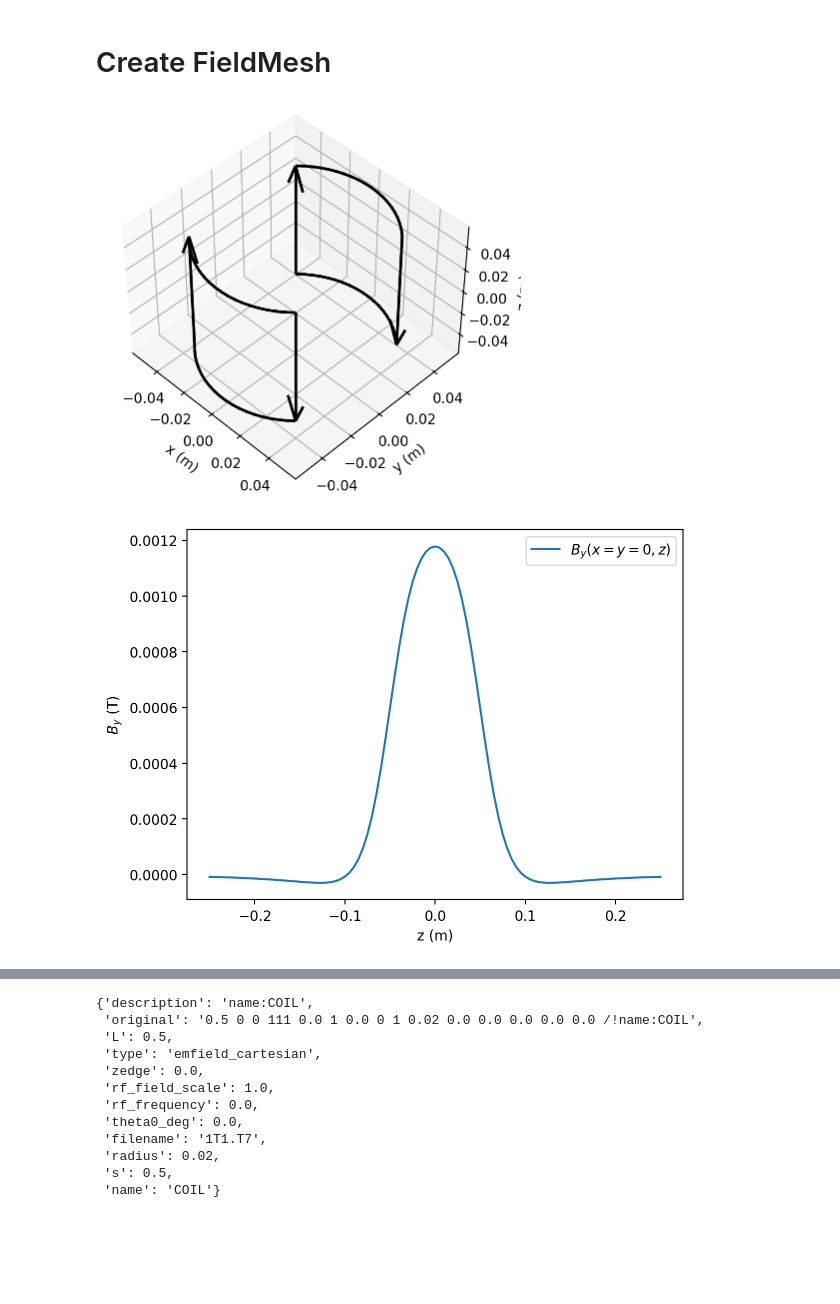
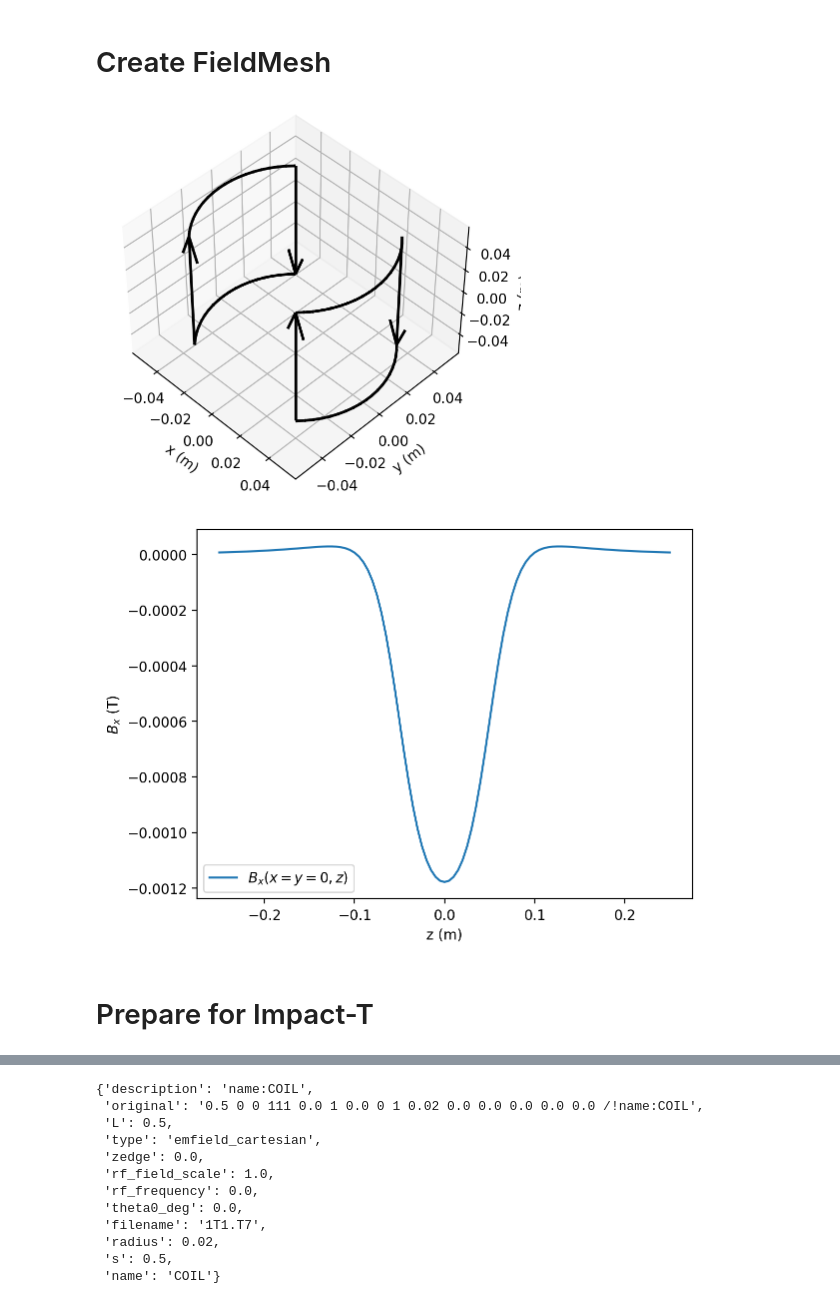
Before and after one commit to ChristopherMayes/lume-impact, a Jupyter notebook: docs/examples/templates/corrector_coil/corrector_coil.ipynb, the cells around one changed output, grey strips where cells are left out. Saved outputs shown, nothing was run; the diff lists cells and outputs as text; code cells hidden in the pictures; blank space fills up the shorter version.

```diff
--- a/docs/examples/templates/corrector_coil/corrector_coil.ipynb
+++ b/docs/examples/templates/corrector_coil/corrector_coil.ipynb
@@ -27,12 +26,15 @@ FM = make_dipole_corrector_fieldmesh(current=current,
                                      zmin=-5*L/2, zmax=5*L/2, nz=101,
                                      mode='saddle',
                                      R=R, L=L, theta=theta, npts=20,
-                                     plot_wire=True)
+                                     plot_wire=True,
+                                    tilt=pi/2)
 # %% [output]
-[figure, old version]
+[figure, new version]
 # %%
-FM.plot_onaxis('By')
+FM.plot_onaxis('Bx')
 # %% [output]
-[figure, old version]
+[figure, new version]
+# %% [markdown]
+# Prepare for Impact-T
 # %%
 FM.write_impact_emfield_cartesian('1T1.T7')
```
Also changed, not shown: parts of 20 cells of this notebook, 2 other files.
